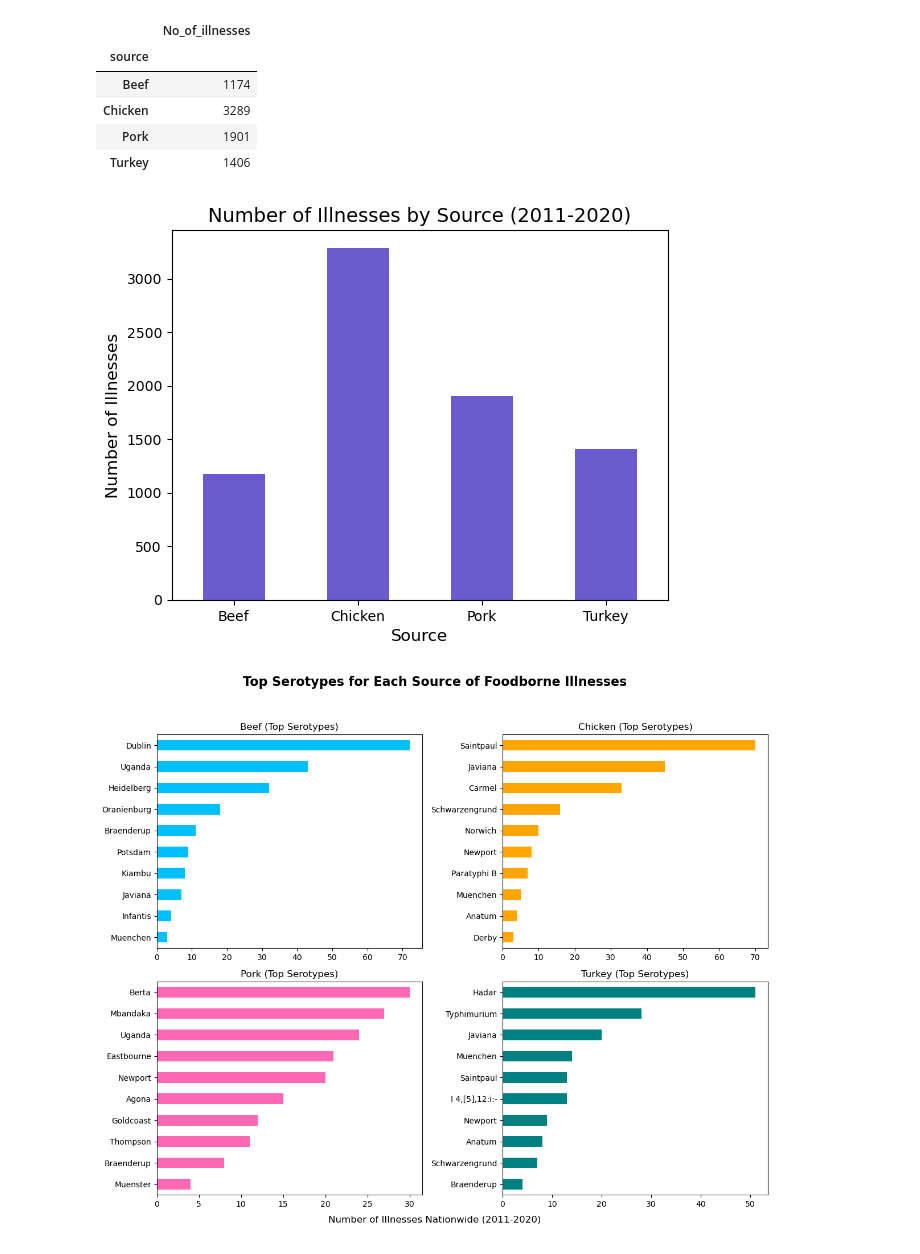
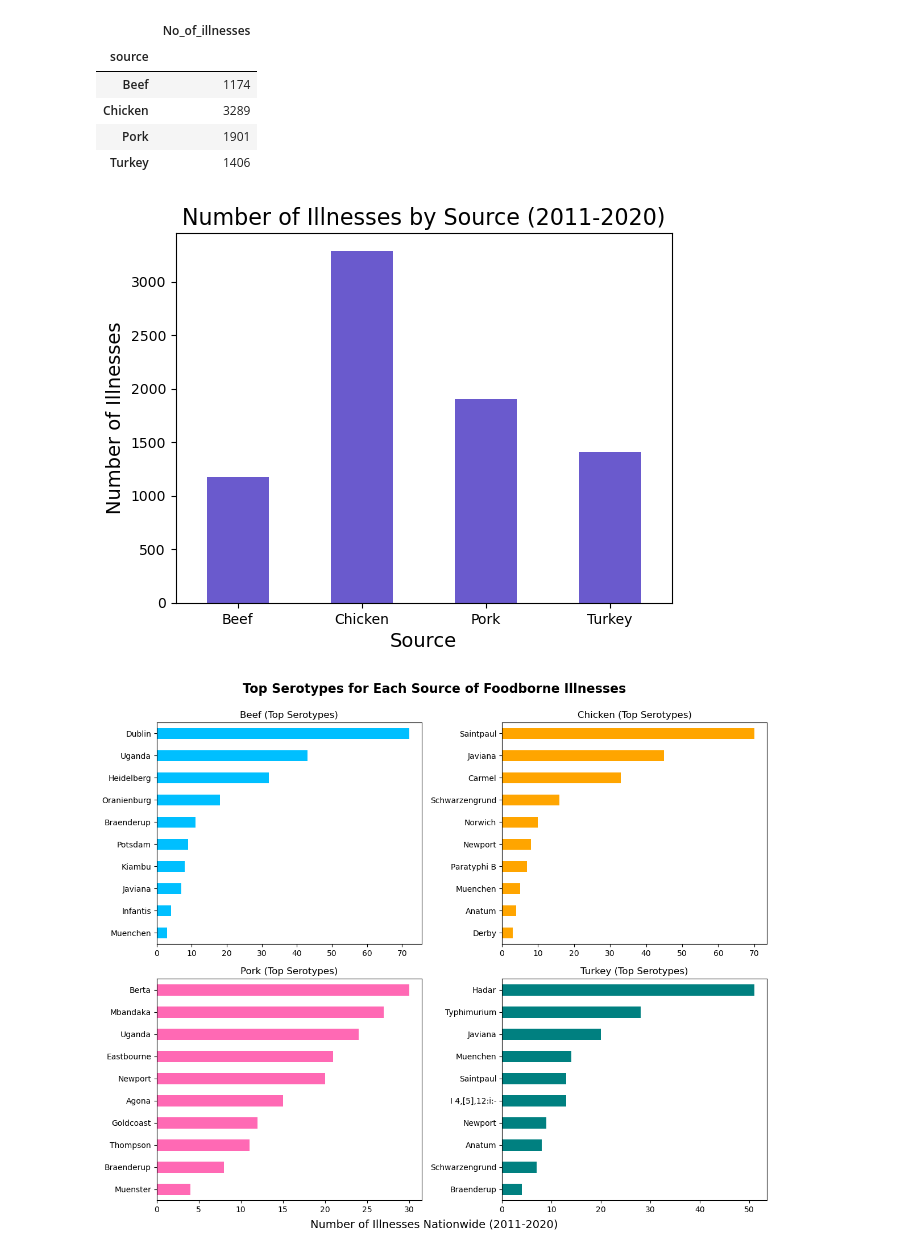
Before and after one commit to NikkiLa1/DS-5610-EDA-Final, a Jupyter notebook: EDA Code.ipynb, the cells around one changed output. Cells and saved outputs as stored; diff of their text form; code cells hidden in the pictures.

```diff
--- a/EDA Code.ipynb
+++ b/EDA Code.ipynb
@@ -442,12 +531,12 @@ source_df.head()
 # %%
 # plot number of illnesses by source
 source_df.plot.bar(rot=0, legend=False, color='slateblue')
-plt.xlabel('Source', fontsize = 12)
-plt.ylabel('Number of Illnesses', fontsize = 12)
-plt.title('Number of Illnesses by Source (2011-2020)', fontsize = 14)
+plt.xlabel('Source', fontsize = 14)
+plt.ylabel('Number of Illnesses', fontsize = 14)
+plt.title('Number of Illnesses by Source (2011-2020)', fontsize = 16)
 plt.show()
 # %% [output]
-[figure, old version]
+[figure, new version]
 # %%
 # filter data for each source
 sources = serotype_df['source'].unique()
@@ -462,32 +551,33 @@ color_map = {
 }
 
 # Step 2: Create subplots
 fig, axes = plt.subplots(2, 2, figsize=(12, 10))
 axes = axes.flatten()  # Flatten the 2x2 array for easier indexing
 
 # Step 3: Plot each source
 for i, source in enumerate(sources):
     # Filter data for the current source
     source_df = serotype_df[serotype_df['source'] == source].copy()
     source_df = source_df.sort_values('No_of_illnesses', ascending=True)
 
     # Plot the top 10 serotypes
     ax = axes[i]
     source_df.head(10).plot.barh(x='serotype', y='No_of_illnesses', ax=ax, legend=False, color=color_map[source])
     ax.set_title(f'{source} (Top Serotypes)')
     ax.set_ylabel('')
 
 # Step 4: Turn off unused subplots if there are fewer than 4 sources
 for j in range(n_sources, len(axes)):
     fig.delaxes(axes[j])
 
 # Step 5: Add overarching labels and title
 fig.suptitle('Top Serotypes for Each Source of Foodborne Illnesses', fontsize=16, weight='bold')  # Add a figure title
-fig.text(0.5, 0.02, 'Number of Illnesses Nationwide (2011-2020)', ha='center', fontsize=12)  # X-axis label for the whole figure
+fig.text(0.5, 0.02, 'Number of Illnesses Nationwide (2011-2020)', ha='center', fontsize=14)  # X-axis label for the whole figure
 # fig.text(0.01, 0.5, 'Serotype', va='center', rotation='vertical', fontsize=12)  # Y-axis label for the whole figure
 
 # Adjust layout
 plt.tight_layout(rect=[0, 0.03, 1, 0.95])  # Adjust the layout to leave space for the title and labels
+fig.subplots_adjust(top=0.91)
 plt.show()
 # %% [output]
-[figure, old version]
+[figure, new version]
```
Also changed, not shown: parts of 14 cells of this notebook.
